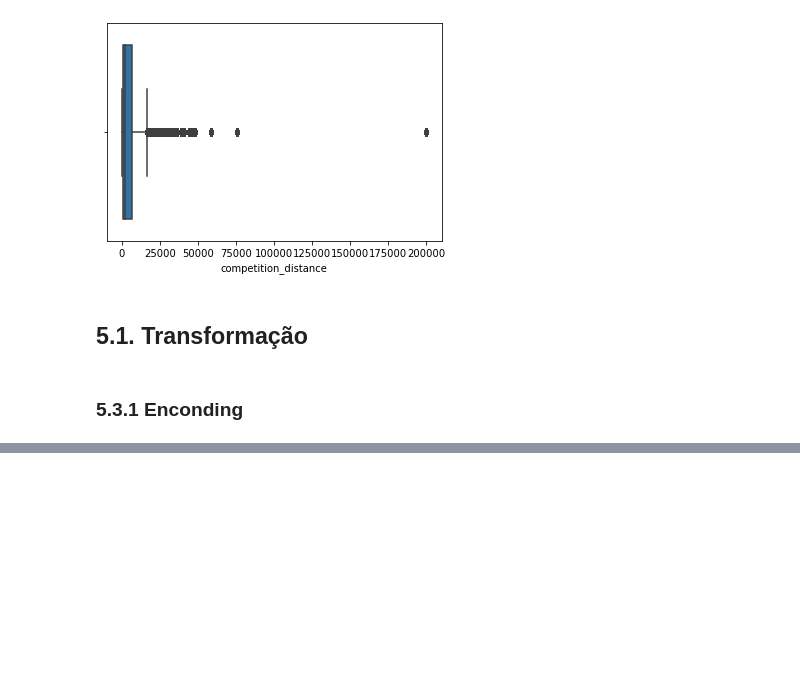
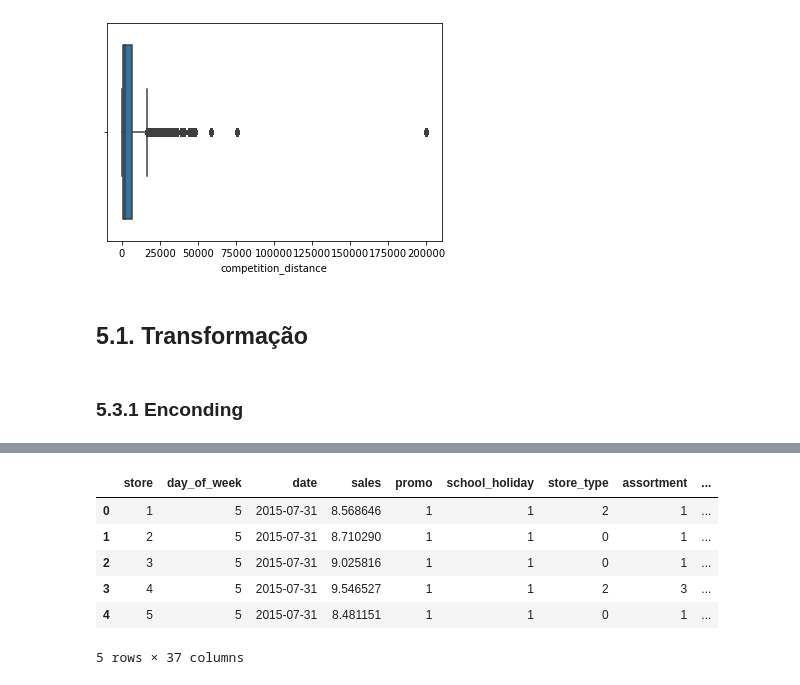
Before and after one commit to luisfelipeSTKD/DS_Em_Producao, a Jupyter notebook: m04_v01_store_sales_prediction.ipynb, the cells around one changed output, grey strips where cells are left out. Drawn from its saved outputs; the diff is of its cells as text; code cells hidden in the pictures; blank space fills up the shorter version.

```diff
--- a/m04_v01_store_sales_prediction.ipynb
+++ b/m04_v01_store_sales_prediction.ipynb
@@ -674,0 +681,26 @@ df5['assortment'] = df5['assortment'].map( assortment_dict )
+# %%
+# day of week
+df5['day_of_week_sin'] = df5['day_of_week'].apply( lambda x: np.sin( x * ( 2. * np.pi/7 ) ) )
+df5['day_of_week_cos'] = df5['day_of_week'].apply( lambda x: np.cos( x * ( 2. * np.pi/7 ) ) )
+
+# month
+df5['month_sin'] = df5['month'].apply( lambda x: np.sin( x * ( 2. * np.pi/12 ) ) )
+df5['month_cos'] = df5['month'].apply( lambda x: np.cos( x * ( 2. * np.pi/12 ) ) )
+
+# day
+df5['day_sin'] = df5['day'].apply( lambda x: np.sin( x * ( 2. * np.pi/30 ) ) )
+df5['day_cos'] = df5['day'].apply( lambda x: np.cos( x * ( 2. * np.pi/30 ) ) )
+
+# week of year
+df5['week_of_year_sin'] = df5['week_of_year'].apply( lambda x: np.sin( x * ( 2. * np.pi/52 ) ) )
+df5['week_of_year_cos'] = df5['week_of_year'].apply( lambda x: np.cos( x * ( 2. * np.pi/52 ) ) )
+# %%
+df5.head()
+# %% [output]
+|  | store | day_of_week | date | sales | promo | school_holiday | store_type | assortment | ... |
+| 0 | 1 | 5 | 2015-07-31 | 8.568646 | 1 | 1 | 2 | 1 | ... |
+| 1 | 2 | 5 | 2015-07-31 | 8.710290 | 1 | 1 | 0 | 1 | ... |
+| 2 | 3 | 5 | 2015-07-31 | 9.025816 | 1 | 1 | 0 | 1 | ... |
+| 3 | 4 | 5 | 2015-07-31 | 9.546527 | 1 | 1 | 2 | 3 | ... |
+| 4 | 5 | 5 | 2015-07-31 | 8.481151 | 1 | 1 | 0 | 1 | ... |
+5 rows × 37 columns
```
Also changed, not shown: parts of 7 cells of this notebook.
